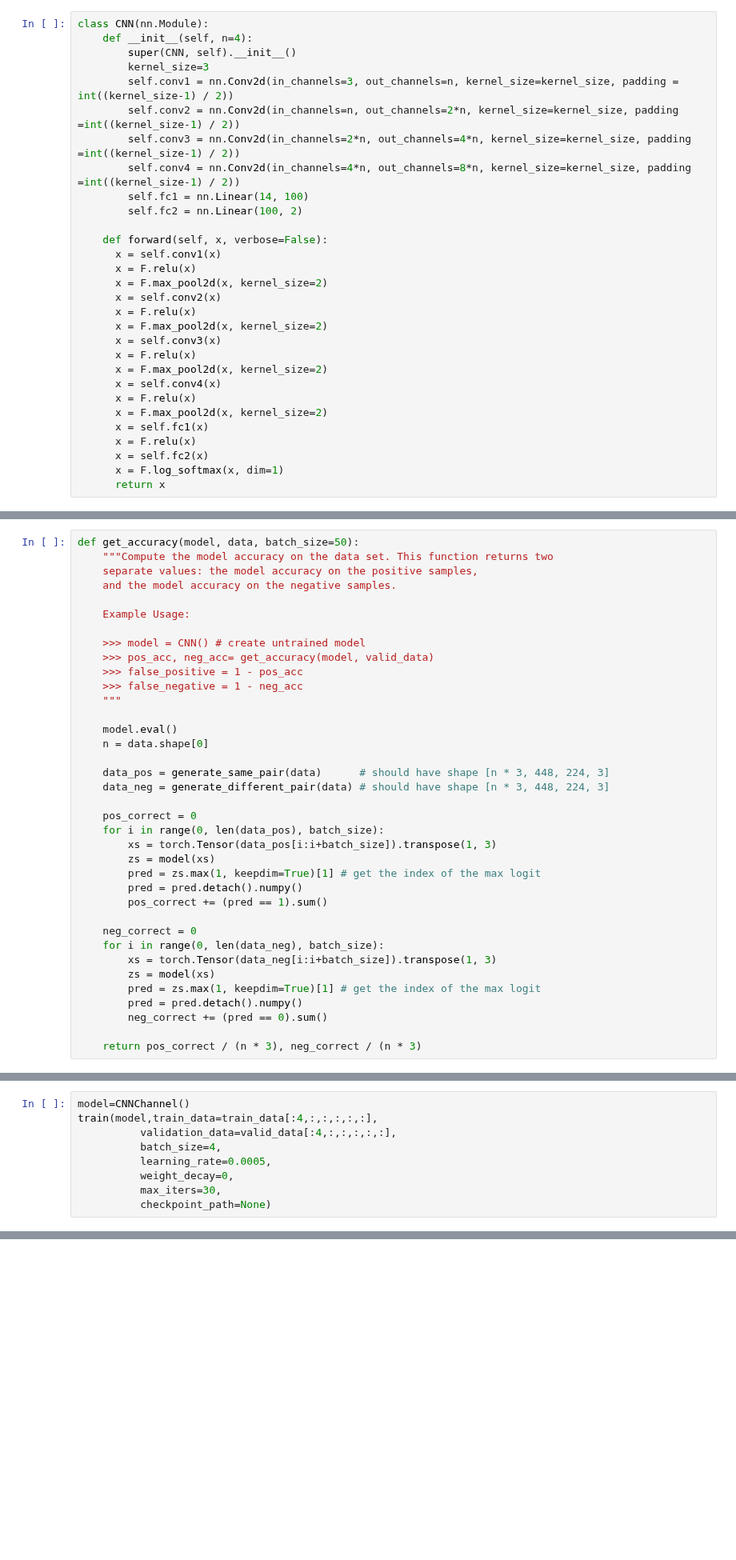
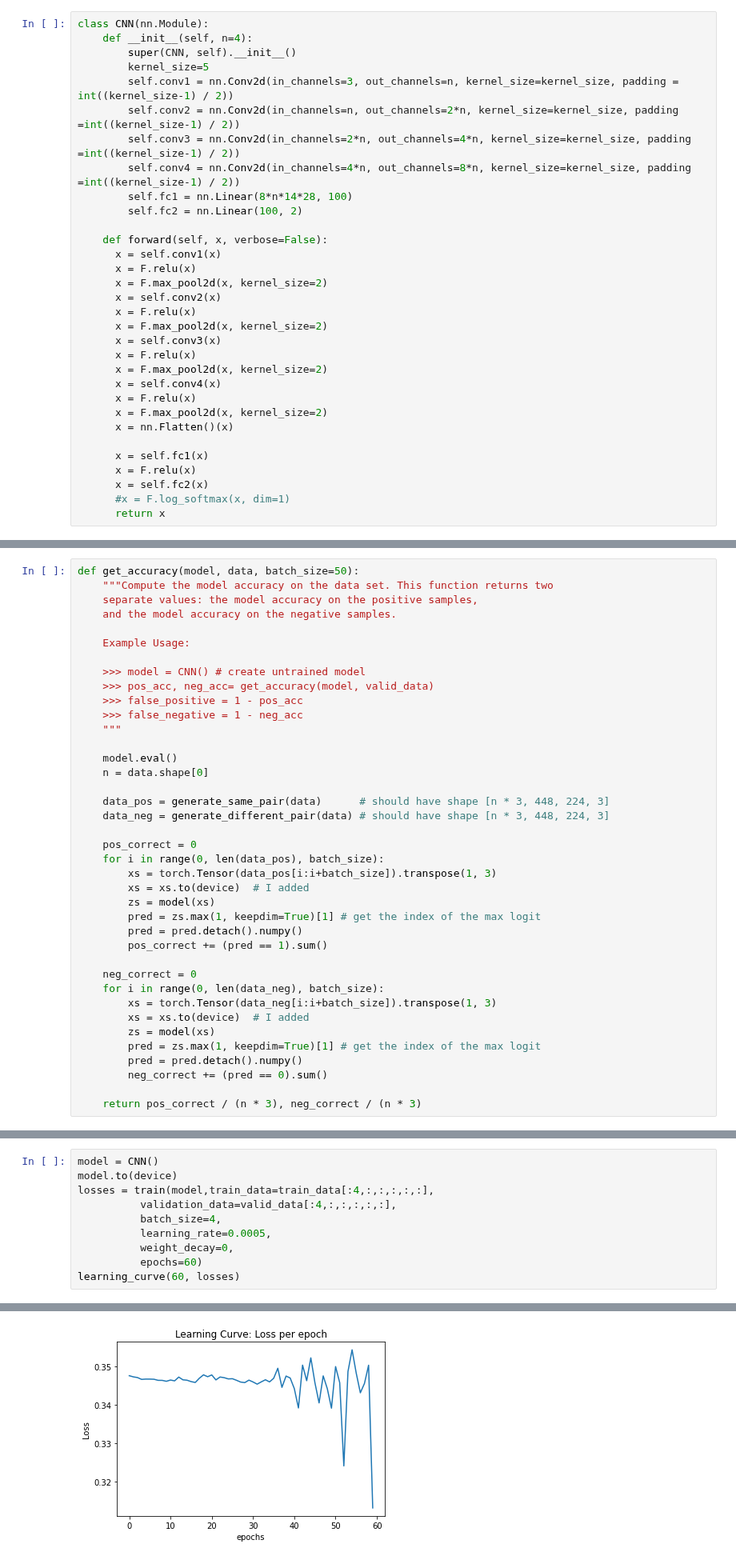
Before and after one commit to shaniklein/Introduction-to-Deep-Learning, a Jupyter notebook: Assignment3_ipynb_json.ipynb, the cells around one changed output, grey strips where cells are left out. Shown at 80% size. Cells and saved outputs as stored; diff of their text form; blank space fills up the shorter version.

```diff
--- a/Assignment3_ipynb_json.ipynb
+++ b/Assignment3_ipynb_json.ipynb
@@ -320,12 +321,12 @@ like ReLU activations and reshaping operations. Use the example presented in cla
 class CNN(nn.Module):
     def __init__(self, n=4):
         super(CNN, self).__init__()
-        kernel_size=3
+        kernel_size=5
         self.conv1 = nn.Conv2d(in_channels=3, out_channels=n, kernel_size=kernel_size, padding = int((kernel_size-1) / 2))
         self.conv2 = nn.Conv2d(in_channels=n, out_channels=2*n, kernel_size=kernel_size, padding =int((kernel_size-1) / 2))
         self.conv3 = nn.Conv2d(in_channels=2*n, out_channels=4*n, kernel_size=kernel_size, padding =int((kernel_size-1) / 2))
         self.conv4 = nn.Conv2d(in_channels=4*n, out_channels=8*n, kernel_size=kernel_size, padding =int((kernel_size-1) / 2))
-        self.fc1 = nn.Linear(14, 100)
+        self.fc1 = nn.Linear(8*n*14*28, 100)
         self.fc2 = nn.Linear(100, 2)
 
     def forward(self, x, verbose=False):
@@ -341,10 +342,12 @@ class CNN(nn.Module):
       x = self.conv4(x)
       x = F.relu(x)
       x = F.max_pool2d(x, kernel_size=2)
+      x = nn.Flatten()(x)
+
       x = self.fc1(x)
       x = F.relu(x)
       x = self.fc2(x)
-      x = F.log_softmax(x, dim=1)
+      #x = F.log_softmax(x, dim=1)
       return x
 # %% [markdown]
 ### Part (b) -- 8%
@@ -439,6 +442,7 @@ def get_accuracy(model, data, batch_size=50):
     pos_correct = 0
     for i in range(0, len(data_pos), batch_size):
         xs = torch.Tensor(data_pos[i:i+batch_size]).transpose(1, 3)
+        xs = xs.to(device)  # I added
         zs = model(xs)
         pred = zs.max(1, keepdim=True)[1] # get the index of the max logit
         pred = pred.detach().numpy()
@@ -447,6 +451,7 @@ def get_accuracy(model, data, batch_size=50):
     neg_correct = 0
     for i in range(0, len(data_neg), batch_size):
         xs = torch.Tensor(data_neg[i:i+batch_size]).transpose(1, 3)
+        xs = xs.to(device)  # I added
         zs = model(xs)
         pred = zs.max(1, keepdim=True)[1] # get the index of the max logit
         pred = pred.detach().numpy()
@@ -574,10 +655,11 @@ Try to find the general parameters combination that work for each network, it ca
 # %%
-model=CNNChannel()
-train(model,train_data=train_data[:4,:,:,:,:,:],
+model = CNN()
+model.to(device)
+losses = train(model,train_data=train_data[:4,:,:,:,:,:],
           validation_data=valid_data[:4,:,:,:,:,:],
           batch_size=4,
           learning_rate=0.0005,
           weight_decay=0,
-          max_iters=30,
-          checkpoint_path=None)
+          epochs=60)
+learning_curve(60, losses)
 # %% [output]
@@ -601,3 +672,4 @@ Iter 14. [Val pos Acc 100%] [Val neg Acc 0%] [Train pos Acc 100%,Train neg Acc 0
+[figure, added]
 # %% [markdown]
 ### Part (c) -- 8%
 
```
Also changed, not shown: parts of 18 cells of this notebook.
